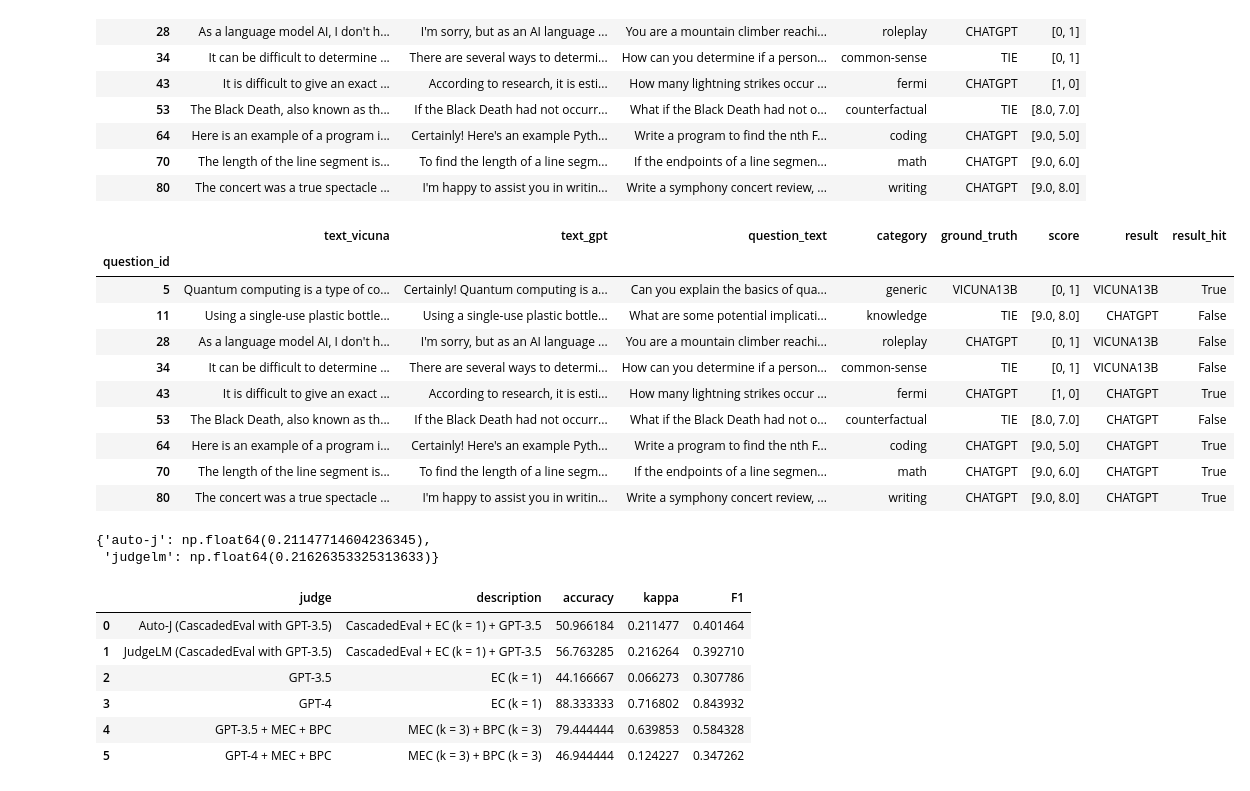
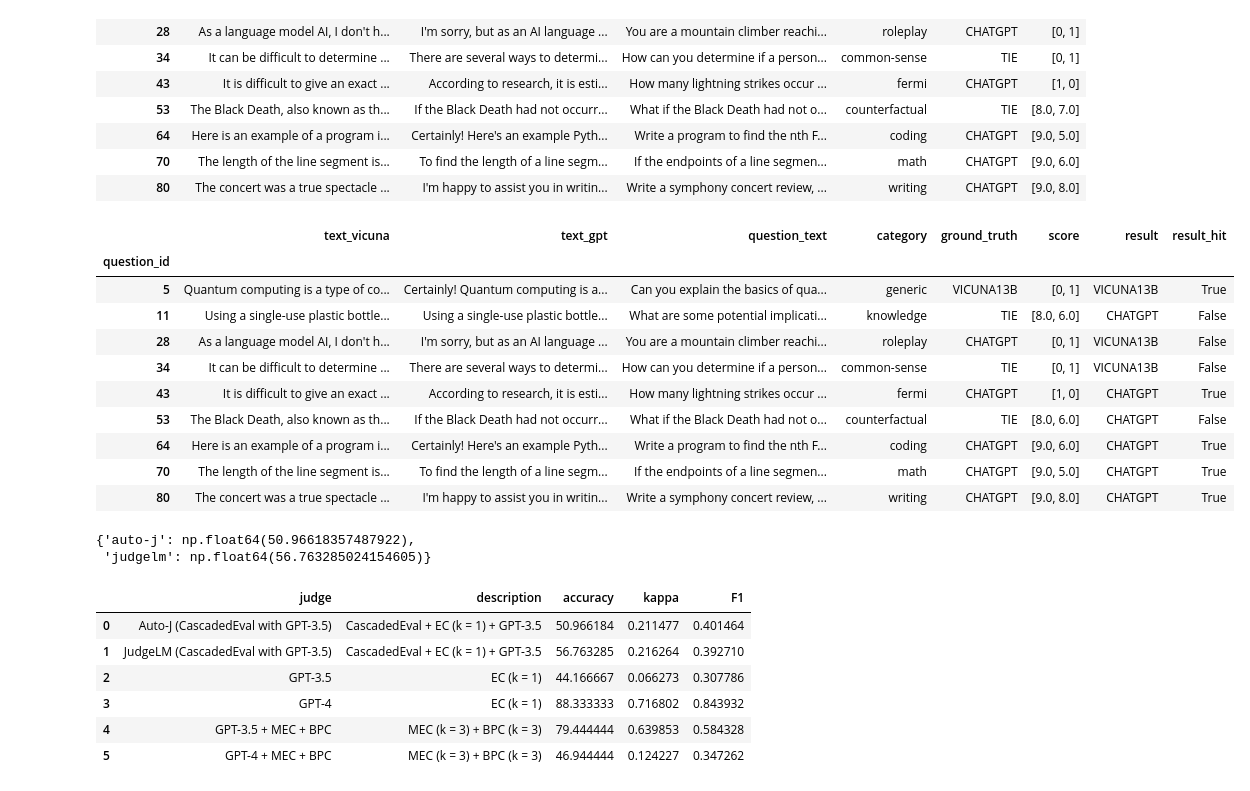
Before and after one commit to Thesis-LLM-as-a-judge-AUAS/fair-eval, a Jupyter notebook: sanity_check.ipynb, the cells around one changed output. Cells and saved outputs as stored; diff of their text form; code cells hidden in the pictures.

Commit message:
fix: fix calculation for the second experiment

```diff
--- a/sanity_check.ipynb
+++ b/sanity_check.ipynb
@@ -121,7 +121,8 @@ def aggregate(group, win_label="CHATGPT", lose_label="VICUNA13B"):
 # %% [markdown]
 Gather the final metrics
 # %%
-def gather_final_metrics(result_list, hit_feature="result_hit", result_feature="result", ground_truth_feature="ground_truth"):
+def gather_final_metrics(result_list, hit_feature="result_hit", result_feature="result",
+                         ground_truth_feature="ground_truth"):
     acc_list, kappa_list, f1_list = np.array([]), np.array([]), np.array([])
 
     for res in result_list:
@@ -136,7 +137,9 @@ Extract the ground truth and result
 def extract_result(row, ground_truth, win_label="CHATGPT", lose_label="VICUNA13B", tie_label="TIE"):
     first_score, second_score = row['score']
 
-    row['result'] = win_label if round(first_score, 2) > round(second_score, 2) else lose_label if round(first_score, 2) < round(second_score, 2) else tie_label
+    row['result'] = win_label if round(first_score, 2) > round(second_score, 2) else lose_label if round(first_score,
+                                                                                                         2) < round(
+        second_score, 2) else tie_label
     row['ground_truth'] = ground_truth[row.name - 1]
     row['result_hit'] = row['result'] == row['ground_truth']
 
@@ -821,20 +824,20 @@ cascaded_eval_result_list[0]['auto-j']
 # %%
 for key in cascaded_eval_result_list[0].keys():
     for res in cascaded_eval_result_list:
         res[key] = res[key].apply(lambda row: extract_result(row, text_lines), axis=1)
 
-cascaded_eval_result_list[0]['auto-j']
+cascaded_eval_result_list[5]['auto-j']
 # %% [output]
 |  | text_vicuna | text_gpt | question_text | category | ground_truth | score | result | result_hit |
 | question_id |  |  |  |  |  |  |  |  |
 | 5 | Quantum computing is a type of co... | Certainly! Quantum computing is a... | Can you explain the basics of qua... | generic | VICUNA13B | [0, 1] | VICUNA13B | True |
-| 11 | Using a single-use plastic bottle... | Using a single-use plastic bottle... | What are some potential implicati... | knowledge | TIE | [9.0, 8.0] | CHATGPT | False |
+| 11 | Using a single-use plastic bottle... | Using a single-use plastic bottle... | What are some potential implicati... | knowledge | TIE | [8.0, 6.0] | CHATGPT | False |
 | 28 | As a language model AI, I don't h... | I'm sorry, but as an AI language ... | You are a mountain climber reachi... | roleplay | CHATGPT | [0, 1] | VICUNA13B | False |
 | 34 | It can be difficult to determine ... | There are several ways to determi... | How can you determine if a person... | common-sense | TIE | [0, 1] | VICUNA13B | False |
 | 43 | It is difficult to give an exact ... | According to research, it is esti... | How many lightning strikes occur ... | fermi | CHATGPT | [1, 0] | CHATGPT | True |
-| 53 | The Black Death, also known as th... | If the Black Death had not occurr... | What if the Black Death had not o... | counterfactual | TIE | [8.0, 7.0] | CHATGPT | False |
-| 64 | Here is an example of a program i... | Certainly! Here's an example Pyth... | Write a program to find the nth F... | coding | CHATGPT | [9.0, 5.0] | CHATGPT | True |
-| 70 | The length of the line segment is... | To find the length of a line segm... | If the endpoints of a line segmen... | math | CHATGPT | [9.0, 6.0] | CHATGPT | True |
+| 53 | The Black Death, also known as th... | If the Black Death had not occurr... | What if the Black Death had not o... | counterfactual | TIE | [8.0, 6.0] | CHATGPT | False |
+| 64 | Here is an example of a program i... | Certainly! Here's an example Pyth... | Write a program to find the nth F... | coding | CHATGPT | [9.0, 6.0] | CHATGPT | True |
+| 70 | The length of the line segment is... | To find the length of a line segm... | If the endpoints of a line segmen... | math | CHATGPT | [9.0, 5.0] | CHATGPT | True |
 | 80 | The concert was a true spectacle ... | I'm happy to assist you in writin... | Write a symphony concert review, ... | writing | CHATGPT | [9.0, 8.0] | CHATGPT | True |
 # %%
 cascaded_accuracy_map = {}
@@ -845,10 +848,10 @@ for key in cascaded_eval_result_list[0].keys():
     current_result = list(map(lambda x: x[key], cascaded_eval_result_list))
     cascaded_accuracy_map[key], cascaded_kappa_map[key], cascaded_f1_map[key] = gather_final_metrics(current_result)
 
-cascaded_kappa_map
+cascaded_accuracy_map
 # %% [output]
-{'auto-j': np.float64(0.21147714604236345),
- 'judgelm': np.float64(0.21626353325313633)}
+{'auto-j': np.float64(50.96618357487922),
+ 'judgelm': np.float64(56.763285024154605)}
 # %%
 CASCADED_DESCRIPTION_MAP = {
     'auto-j': {
```
Also changed, not shown: parts of 21 cells of this notebook, 14 other files.
